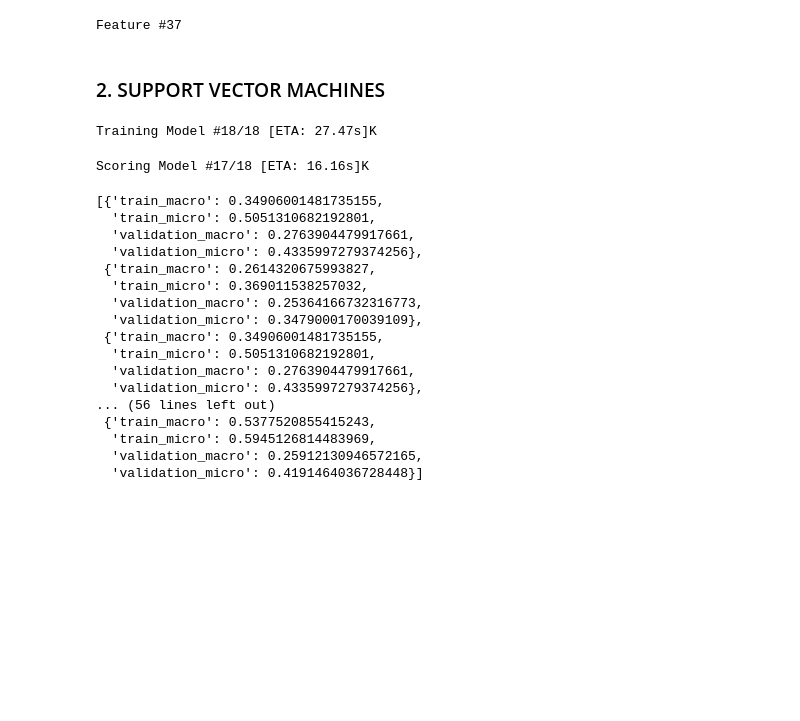
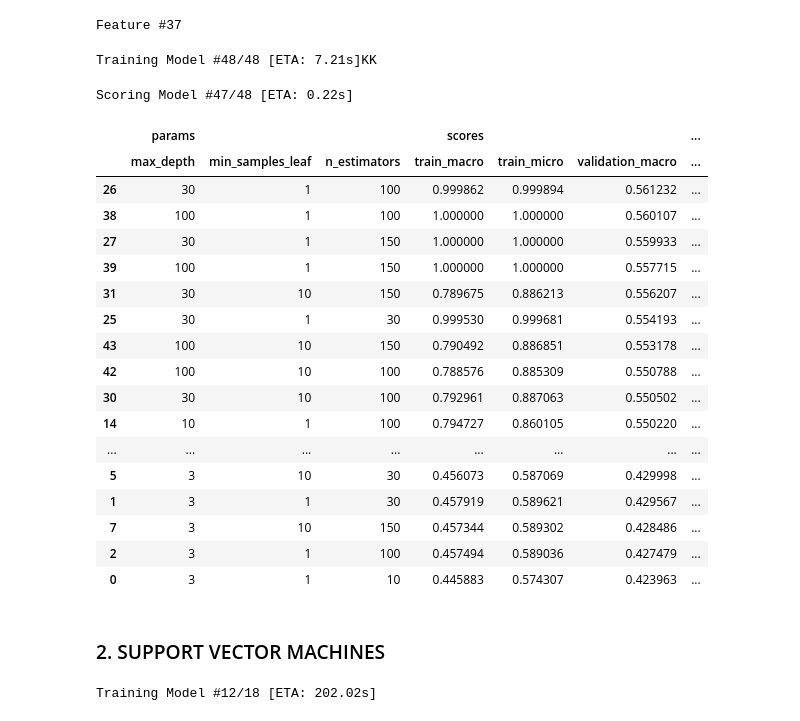
Before and after one commit to Mrml91/CS_ML_project, a Jupyter notebook: exploration.ipynb, the cells around one changed output. Cells and saved outputs as stored; diff of their text form; code cells hidden in the pictures; blank space fills up the shorter version.

```diff
--- a/exploration.ipynb
+++ b/exploration.ipynb
@@ -407,7 +407,7 @@ def save_feature_quantiles(feature,
 
     fig, axes = get_fig_subjects()
     for ax, sid in zip(axes, subject_ids):
-        subjects_quantiles[sid].plot(ax=ax, color=SLEEP_STAGES_COLORS)
+        subjects_quantiles[sid].plot(ax=ax)#, color=SLEEP_STAGES_COLORS)
         title_with_subject_id(ax, sid)
     plt.savefig(qplot_fname)
     plt.close(fig)
@@ -638,7 +644,7 @@ def train_on_grid(model_blueprint, params_grid, X, y):
 
     for i, ix in enumerate(shuffled_ix):
         print_bis(f"Training Model #{i+1}/{len(params_grid)} " +\
-                  f"[ETA: {get_eta_repr(time.time() - start, i, len(params_grid))}]")
+                  f"[ETA: {get_eta_repr(time.time() - time_start, i, len(params_grid))}]")
         model = model_blueprint(**params_grid[ix])
         model.fit(X, y)
 
@@ -662,6 +668,8 @@ random_forest_models = train_on_grid(
     X_train_train,
     y_train_train
 )
+# %% [output]
+Training Model #48/48 [ETA: 7.21s]KK
 # %%
 def custom_score(y_pred, y_true, average):
     return fbeta_score(y_pred=y_pred,
@@ -692,21 +700,41 @@ def get_models_custom_scoring(models, X_train_train, y_train_train, X_train_val,
 # %%
 random_forest_scores = get_models_custom_scoring(
     random_forest_models,
     X_train_train,
     y_train_train,
     X_train_val,
     y_train_val
 )
 
-random_forest_results = pd.concat([pd.DataFrame(params_grid), pd.DataFrame(scores)],
+random_forest_results = pd.concat([pd.DataFrame(random_forest_params_grid), pd.DataFrame(random_forest_scores)],
                                   keys=['params', 'scores'],
                                   axis=1)
 
 random_forest_results = random_forest_results.sort_values(
     by=[('scores', 'validation_macro'), ('scores', 'validation_micro')],
     ascending=False
 )
 random_forest_results
+# %% [output]
+Scoring Model #47/48 [ETA: 0.22s]
+|  | params |  |  | scores |  |  | ... |
+|  | max_depth | min_samples_leaf | n_estimators | train_macro | train_micro | validation_macro | ... |
+| 26 | 30 | 1 | 100 | 0.999862 | 0.999894 | 0.561232 | ... |
+| 38 | 100 | 1 | 100 | 1.000000 | 1.000000 | 0.560107 | ... |
+| 27 | 30 | 1 | 150 | 1.000000 | 1.000000 | 0.559933 | ... |
+| 39 | 100 | 1 | 150 | 1.000000 | 1.000000 | 0.557715 | ... |
+| 31 | 30 | 10 | 150 | 0.789675 | 0.886213 | 0.556207 | ... |
+| 25 | 30 | 1 | 30 | 0.999530 | 0.999681 | 0.554193 | ... |
+| 43 | 100 | 10 | 150 | 0.790492 | 0.886851 | 0.553178 | ... |
+| 42 | 100 | 10 | 100 | 0.788576 | 0.885309 | 0.550788 | ... |
+| 30 | 30 | 10 | 100 | 0.792961 | 0.887063 | 0.550502 | ... |
+| 14 | 10 | 1 | 100 | 0.794727 | 0.860105 | 0.550220 | ... |
+| ... | ... | ... | ... | ... | ... | ... | ... |
+| 5 | 3 | 10 | 30 | 0.456073 | 0.587069 | 0.429998 | ... |
+| 1 | 3 | 1 | 30 | 0.457919 | 0.589621 | 0.429567 | ... |
+| 7 | 3 | 10 | 150 | 0.457344 | 0.589302 | 0.428486 | ... |
+| 2 | 3 | 1 | 100 | 0.457494 | 0.589036 | 0.427479 | ... |
+| 0 | 3 | 1 | 10 | 0.445883 | 0.574307 | 0.423963 | ... |
 # %%
 def get_best_model(models, params_grid, scores, criterion="validation_macro"):
     ix_best_score = np.argmax([s[criterion] for s in scores])
@@ -782,29 +810,10 @@ svm_params_grid = list(svm_params_grid_rbf_and_sigmoid) + list(svm_params_grid_p
 
 svm_models = train_on_grid(SVC, svm_params_grid, X_train_train, y_train_train)
 # %% [output]
-Training Model #18/18 [ETA: 27.47s]K
+Training Model #12/18 [ETA: 202.02s]
 # %%
 svm_scores = get_models_custom_scoring(svm_models, X_train_train, y_train_train, X_train_val, y_train_val)
 svm_scores
-# %% [output]
-Scoring Model #17/18 [ETA: 16.16s]K
-[{'train_macro': 0.34906001481735155,
-  'train_micro': 0.5051310682192801,
-  'validation_macro': 0.2763904479917661,
-  'validation_micro': 0.4335997279374256},
- {'train_macro': 0.2614320675993827,
-  'train_micro': 0.369011538257032,
-  'validation_macro': 0.25364166732316773,
-  'validation_micro': 0.3479000170039109},
- {'train_macro': 0.34906001481735155,
-  'train_micro': 0.5051310682192801,
-  'validation_macro': 0.2763904479917661,
-  'validation_micro': 0.4335997279374256},
-... (56 lines left out)
- {'train_macro': 0.5377520855415243,
-  'train_micro': 0.5945126814483969,
-  'validation_macro': 0.25912130946572165,
-  'validation_micro': 0.4191464036728448}]
 # %%
 svm_scores = scores
 best_svm_model, best_svm_params, best_svm_scores = \
```
Also changed, not shown: parts of 6 cells of this notebook.
